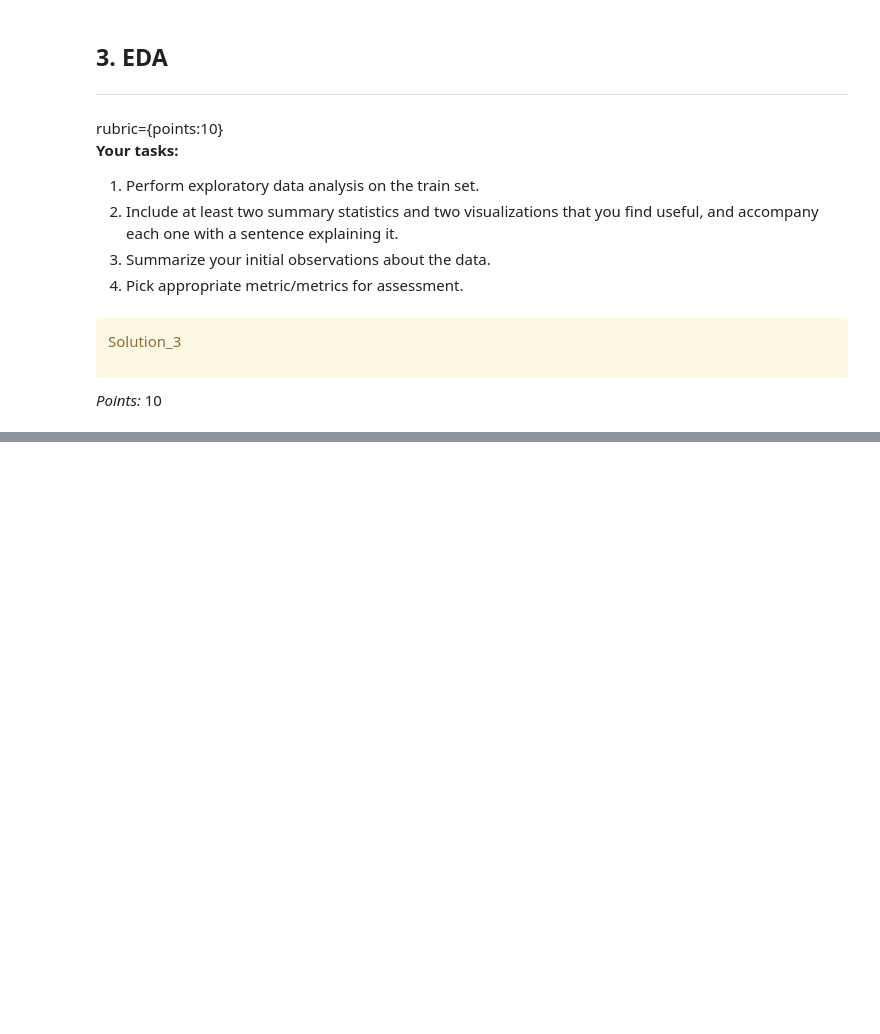
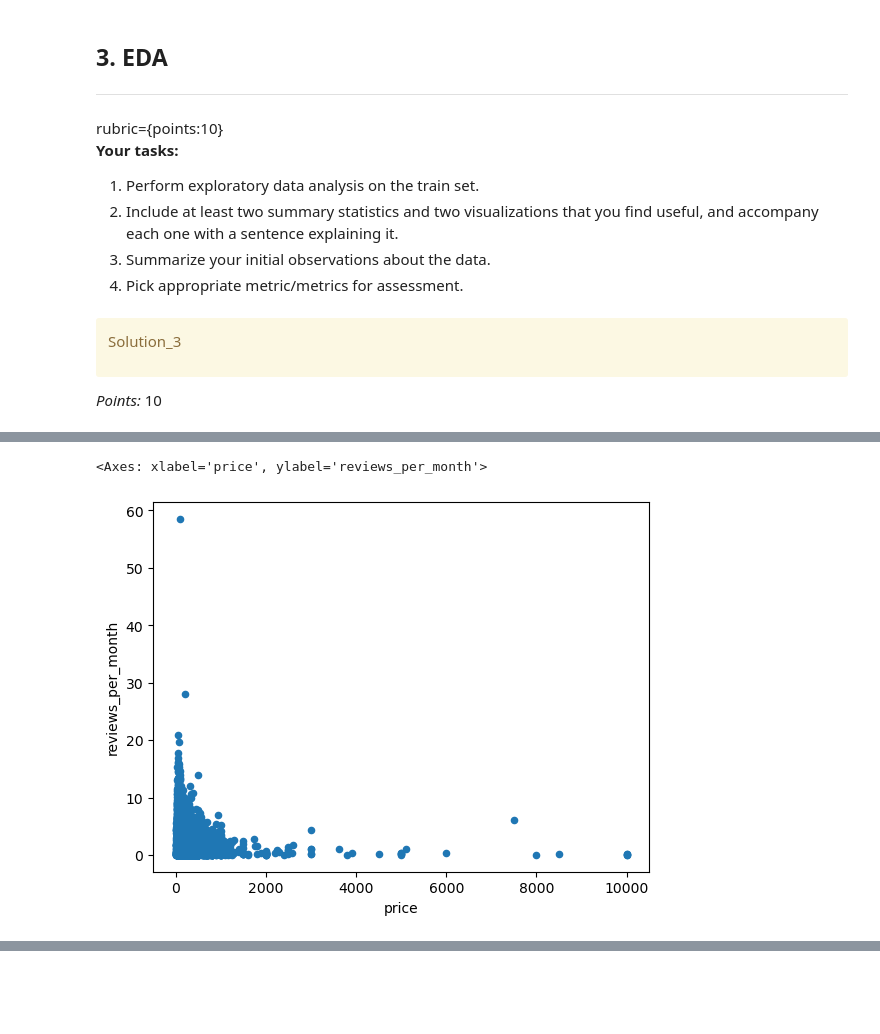
Before and after one commit to arkumar57/HW5, a Jupyter notebook: hw5.ipynb, the cells around one changed output, grey strips where cells are left out. Drawn from its saved outputs; the diff is of its cells as text; code cells hidden in the pictures; blank space fills up the shorter version.

```diff
--- a/hw5.ipynb
+++ b/hw5.ipynb
@@ -311,0 +339,5 @@ X_train.hist(bins=20, figsize=(30, 12));
+# %%
+drop_df.plot(x="price", y="reviews_per_month", kind="scatter")
+# %% [output]
+<Axes: xlabel='price', ylabel='reviews_per_month'>
+[figure, added]
```
Also changed, not shown: parts of 146 cells of this notebook.
